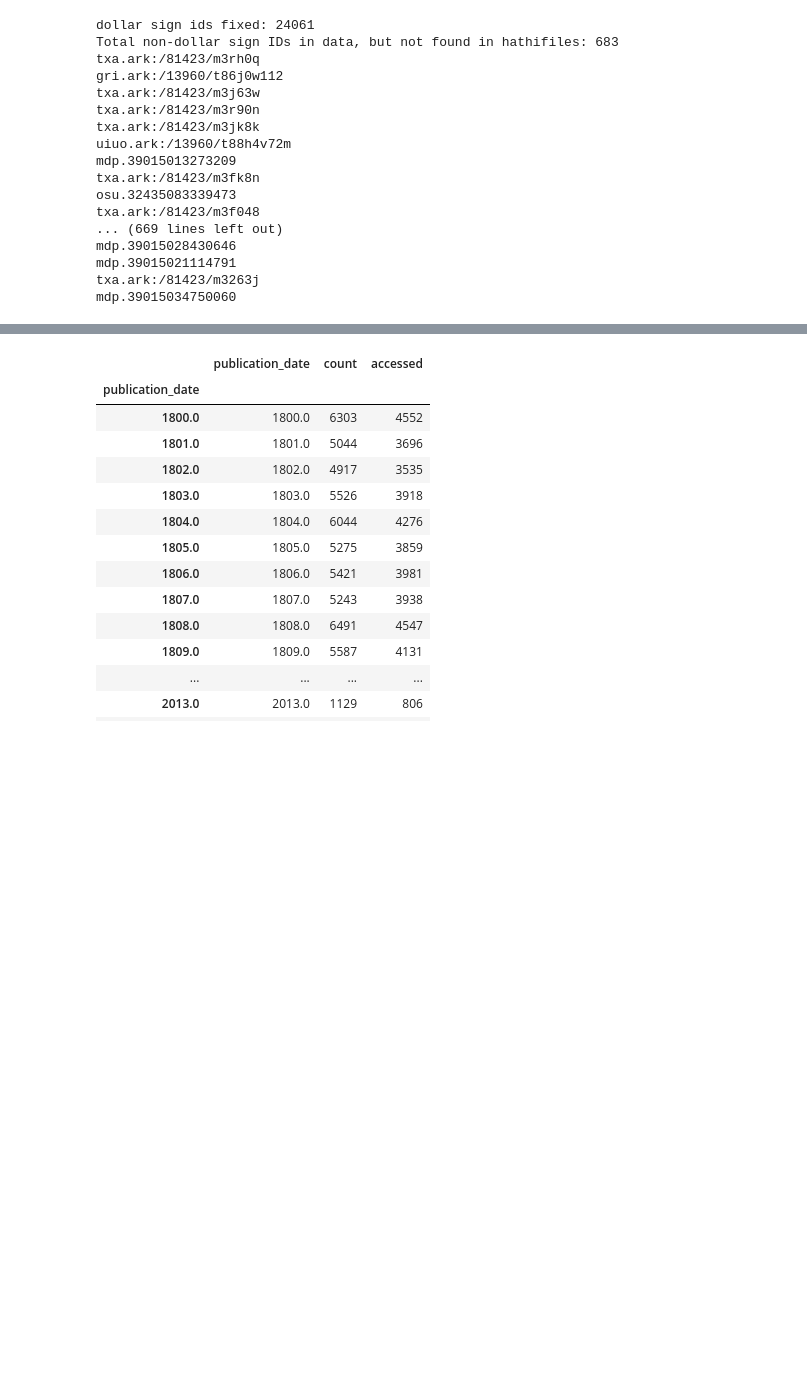
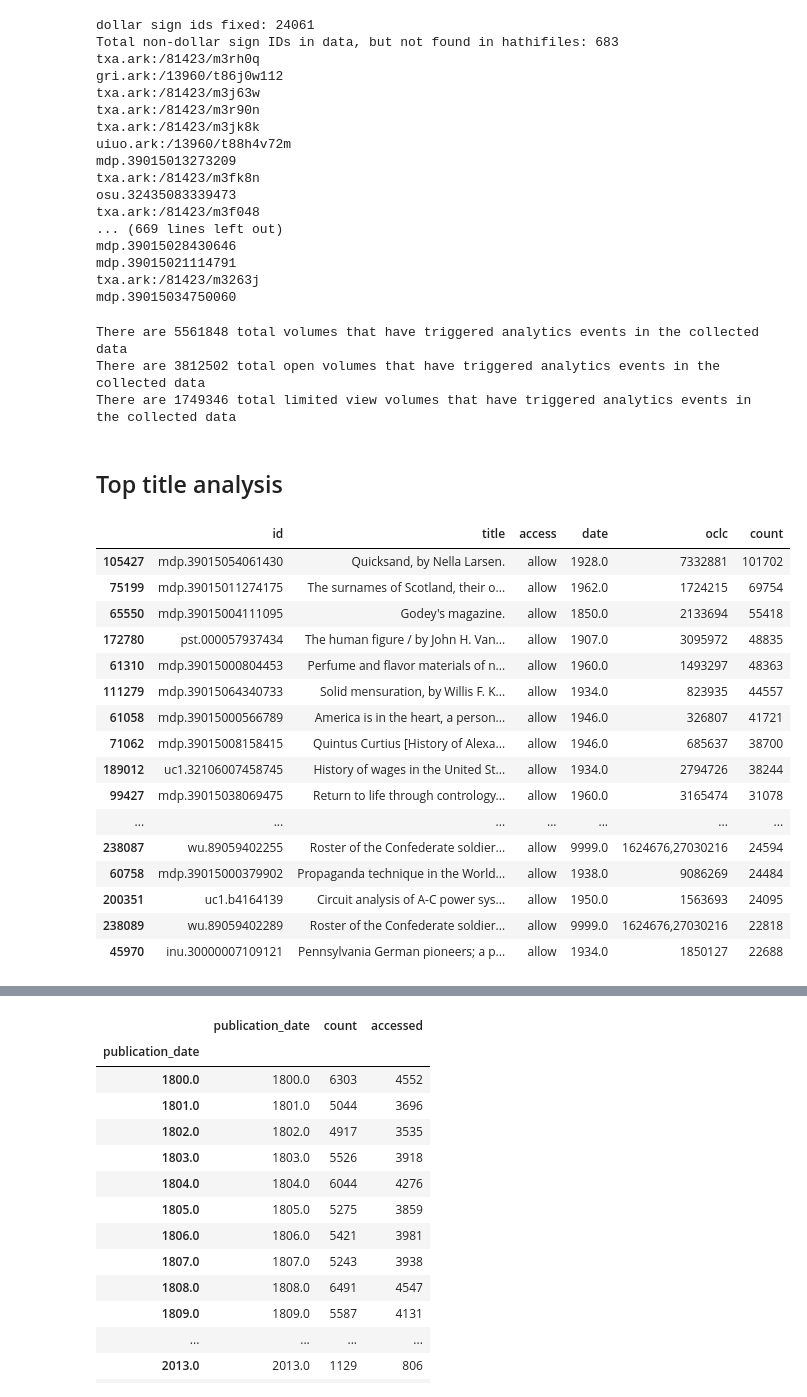
Before and after one commit to hadro/hathi_analysis, a Jupyter notebook: HathiTrust_analytics_v2.ipynb, the cells around one changed output, grey strips where cells are left out. Drawn from its saved outputs; the diff is of its cells as text; code cells hidden in the pictures; blank space fills up the shorter version.

```diff
--- a/HathiTrust_analytics_v2.ipynb
+++ b/HathiTrust_analytics_v2.ipynb
@@ -341,0 +345,13 @@ deny = full[full.access == 'deny']
+# %%
+allow = full[full.access == 'allow']
+deny = full[full.access == 'deny']
+
+print ("There are %s total volumes that have triggered analytics events in the collected data" % len(full))
+print ("There are %s total open volumes that have triggered analytics events in the collected data" % len(allow))
+print ("There are %s total limited view volumes that have triggered analytics events in the collected data" % len(deny))
+# %% [output]
+There are 5561848 total volumes that have triggered analytics events in the collected data
+There are 3812502 total open volumes that have triggered analytics events in the collected data
+There are 1749346 total limited view volumes that have triggered analytics events in the collected data
+# %% [markdown]
+## Top title analysis
@@ -341,0 +364,21 @@ deny = full[full.access == 'deny']
+# %%
+#Top 25 titles in Hathi
+counts_ids.sort_values('count', ascending=False).head(25)
+# %% [output]
+|  | id | title | access | date | oclc | count |
+| 105427 | mdp.39015054061430 | Quicksand, by Nella Larsen. | allow | 1928.0 | 7332881 | 101702 |
+| 75199 | mdp.39015011274175 | The surnames of Scotland, their o... | allow | 1962.0 | 1724215 | 69754 |
+| 65550 | mdp.39015004111095 | Godey's magazine. | allow | 1850.0 | 2133694 | 55418 |
+| 172780 | pst.000057937434 | The human figure / by John H. Van... | allow | 1907.0 | 3095972 | 48835 |
+| 61310 | mdp.39015000804453 | Perfume and flavor materials of n... | allow | 1960.0 | 1493297 | 48363 |
+| 111279 | mdp.39015064340733 | Solid mensuration, by Willis F. K... | allow | 1934.0 | 823935 | 44557 |
+| 61058 | mdp.39015000566789 | America is in the heart, a person... | allow | 1946.0 | 326807 | 41721 |
+| 71062 | mdp.39015008158415 | Quintus Curtius [History of Alexa... | allow | 1946.0 | 685637 | 38700 |
+| 189012 | uc1.32106007458745 | History of wages in the United St... | allow | 1934.0 | 2794726 | 38244 |
+| 99427 | mdp.39015038069475 | Return to life through contrology... | allow | 1960.0 | 3165474 | 31078 |
+| ... | ... | ... | ... | ... | ... | ... |
+| 238087 | wu.89059402255 | Roster of the Confederate soldier... | allow | 9999.0 | 1624676,27030216 | 24594 |
+| 60758 | mdp.39015000379902 | Propaganda technique in the World... | allow | 1938.0 | 9086269 | 24484 |
+| 200351 | uc1.b4164139 | Circuit analysis of A-C power sys... | allow | 1950.0 | 1563693 | 24095 |
+| 238089 | wu.89059402289 | Roster of the Confederate soldier... | allow | 9999.0 | 1624676,27030216 | 22818 |
+| 45970 | inu.30000007109121 | Pennsylvania German pioneers; a p... | allow | 1934.0 | 1850127 | 22688 |
```
Also changed, not shown: parts of 23 cells of this notebook.
